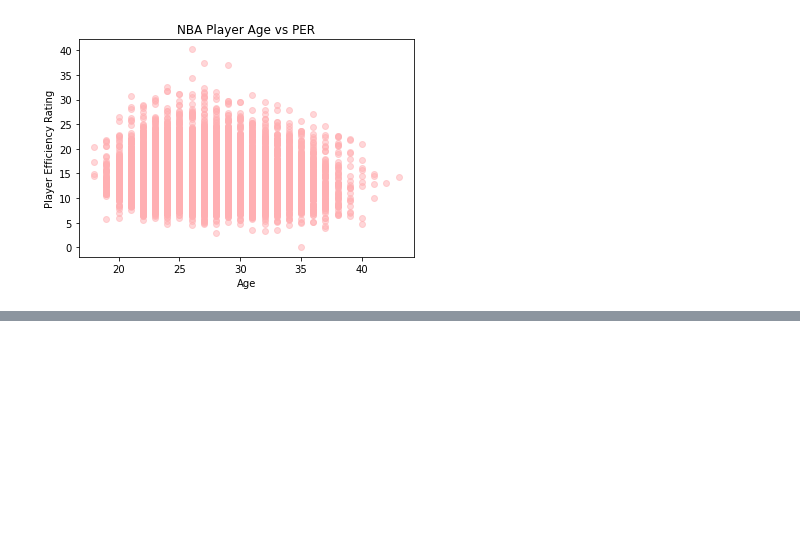
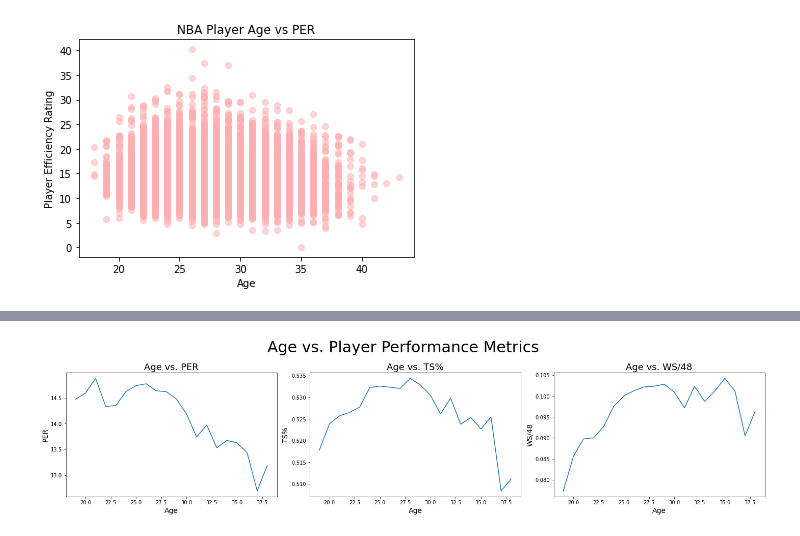
Before and after one commit to jtlaurel/NBA-age-analysis, a Jupyter notebook: data_analysis.ipynb, the cells around one changed output, grey strips where cells are left out. Saved outputs shown, nothing was run; the diff lists cells and outputs as text; code cells hidden in the pictures; blank space fills up the shorter version.

```diff
--- a/data_analysis.ipynb
+++ b/data_analysis.ipynb
@@ -162,0 +155,2 @@ ax[1,1].set_xticklabels(range(34,39));
+# %%
+age_means_metrics = age_means_slice.iloc[:,[0,1,8]]
@@ -162,0 +170,13 @@ ax[1,1].set_xticklabels(range(34,39));
+# %%
+fig, axs = plt.subplots(1,3, figsize = (20,5))
+fig.suptitle('Age vs. Player Performance Metrics', size = 30)
+
+for index, ax in enumerate(axs.flatten()):
+    ax.plot(age_means_metrics.iloc[:,index])
+    ax.set_xlabel('Age',size = 14)
+    ax.set_ylabel(age_means_metrics.columns[index], size = 14)
+    ax.set_title('Age vs. {ylabel}'.format(ylabel = age_means_metrics.columns[index]), size = 18)
+
+fig.tight_layout()
+# %% [output]
+[figure, added]
```
Also changed, not shown: parts of 35 cells of this notebook.
